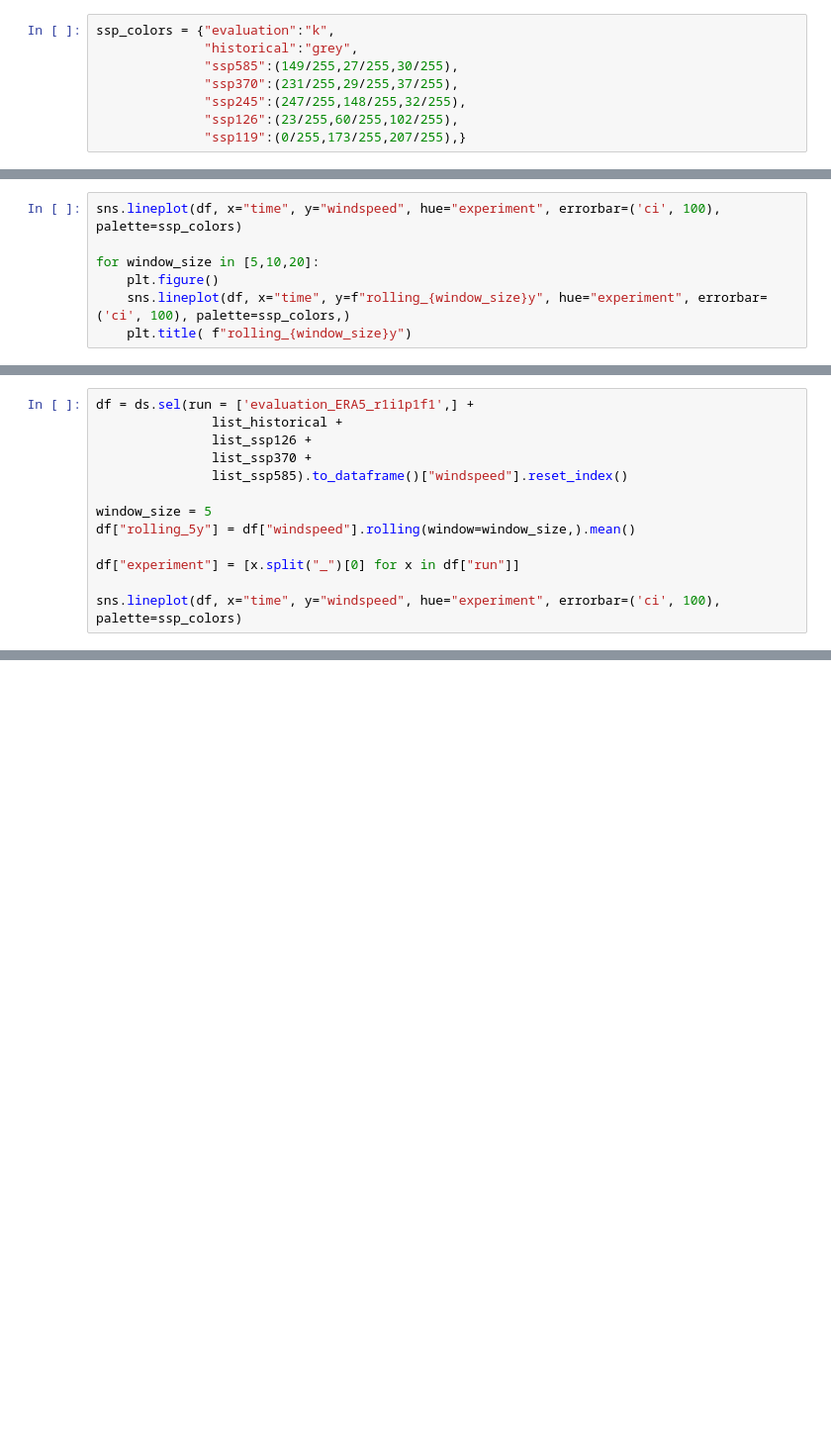
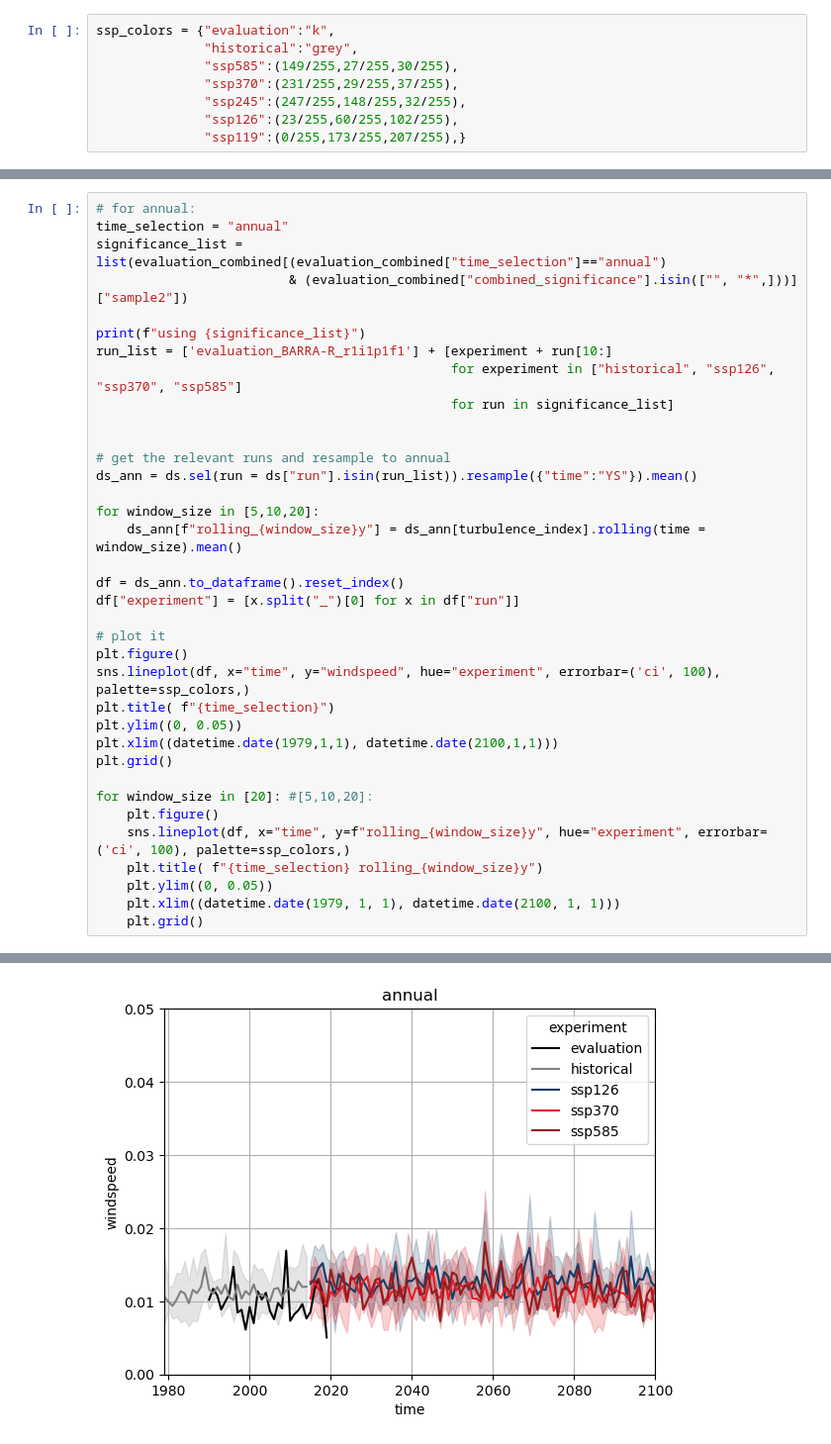
Before and after one commit to xenct/turbulence_AUSCAT, a Jupyter notebook: MOG_plots.ipynb, the cells around one changed output, grey strips where cells are left out. Shown at 99% size. Saved outputs shown, nothing was run; the diff lists cells and outputs as text; blank space fills up the shorter version.

Commit message:
time series QC'd models and maps for annual, seasonal, and monthly for BARRA-R evaluation 1990-2009

```diff
--- a/MOG_plots.ipynb
+++ b/MOG_plots.ipynb
@@ -75,7 +84,0 @@ for window_size in [5,10,20]:
-# %%
-sns.lineplot(df, x="time", y="windspeed", hue="experiment", errorbar=('ci', 100), palette=ssp_colors)
-
-for window_size in [5,10,20]:
-    plt.figure()
-    sns.lineplot(df, x="time", y=f"rolling_{window_size}y", hue="experiment", errorbar=('ci', 100), palette=ssp_colors,)
-    plt.title( f"rolling_{window_size}y")
@@ -128,13 +84,0 @@ sns.lineplot(df, x="time", y="rolling_5y", hue="experiment", errorbar=('ci', 100
-# %%
-df = ds.sel(run = ['evaluation_ERA5_r1i1p1f1',] +
-               list_historical +
-               list_ssp126 +
-               list_ssp370 +
-               list_ssp585).to_dataframe()["windspeed"].reset_index()
-
-window_size = 5
-df["rolling_5y"] = df["windspeed"].rolling(window=window_size,).mean()
-
-df["experiment"] = [x.split("_")[0] for x in df["run"]]
-
-sns.lineplot(df, x="time", y="windspeed", hue="experiment", errorbar=('ci', 100), palette=ssp_colors)
@@ -148,0 +96,37 @@ sns.lineplot(df, x="time", y="rolling_5y", hue="experiment", errorbar=('ci', 100
+# %%
+# for annual:
+time_selection = "annual"
+significance_list = list(evaluation_combined[(evaluation_combined["time_selection"]=="annual")
+                         & (evaluation_combined["combined_significance"].isin(["", "*",]))]["sample2"])
+
+print(f"using {significance_list}")
+run_list = ['evaluation_BARRA-R_r1i1p1f1'] + [experiment + run[10:]
+                                              for experiment in ["historical", "ssp126", "ssp370", "ssp585"]
+                                              for run in significance_list]
+
+
+# get the relevant runs and resample to annual
+ds_ann = ds.sel(run = ds["run"].isin(run_list)).resample({"time":"YS"}).mean()
+
+for window_size in [5,10,20]:
+    ds_ann[f"rolling_{window_size}y"] = ds_ann[turbulence_index].rolling(time = window_size).mean()
+
+df = ds_ann.to_dataframe().reset_index()
+df["experiment"] = [x.split("_")[0] for x in df["run"]]
+
+# plot it
+plt.figure()
+sns.lineplot(df, x="time", y="windspeed", hue="experiment", errorbar=('ci', 100), palette=ssp_colors,)
+plt.title( f"{time_selection}")
+plt.ylim((0, 0.05))
+plt.xlim((datetime.date(1979,1,1), datetime.date(2100,1,1)))
+plt.grid()
+
+for window_size in [20]: #[5,10,20]:
+    plt.figure()
+    sns.lineplot(df, x="time", y=f"rolling_{window_size}y", hue="experiment", errorbar=('ci', 100), palette=ssp_colors,)
+    plt.title( f"{time_selection} rolling_{window_size}y")
+    plt.ylim((0, 0.05))
+    plt.xlim((datetime.date(1979, 1, 1), datetime.date(2100, 1, 1)))
+    plt.grid()
+# %% [output]
@@ -148,0 +134 @@ sns.lineplot(df, x="time", y="rolling_5y", hue="experiment", errorbar=('ci', 100
+[figure, added]
```
Also changed, not shown: parts of 23 cells of this notebook.
